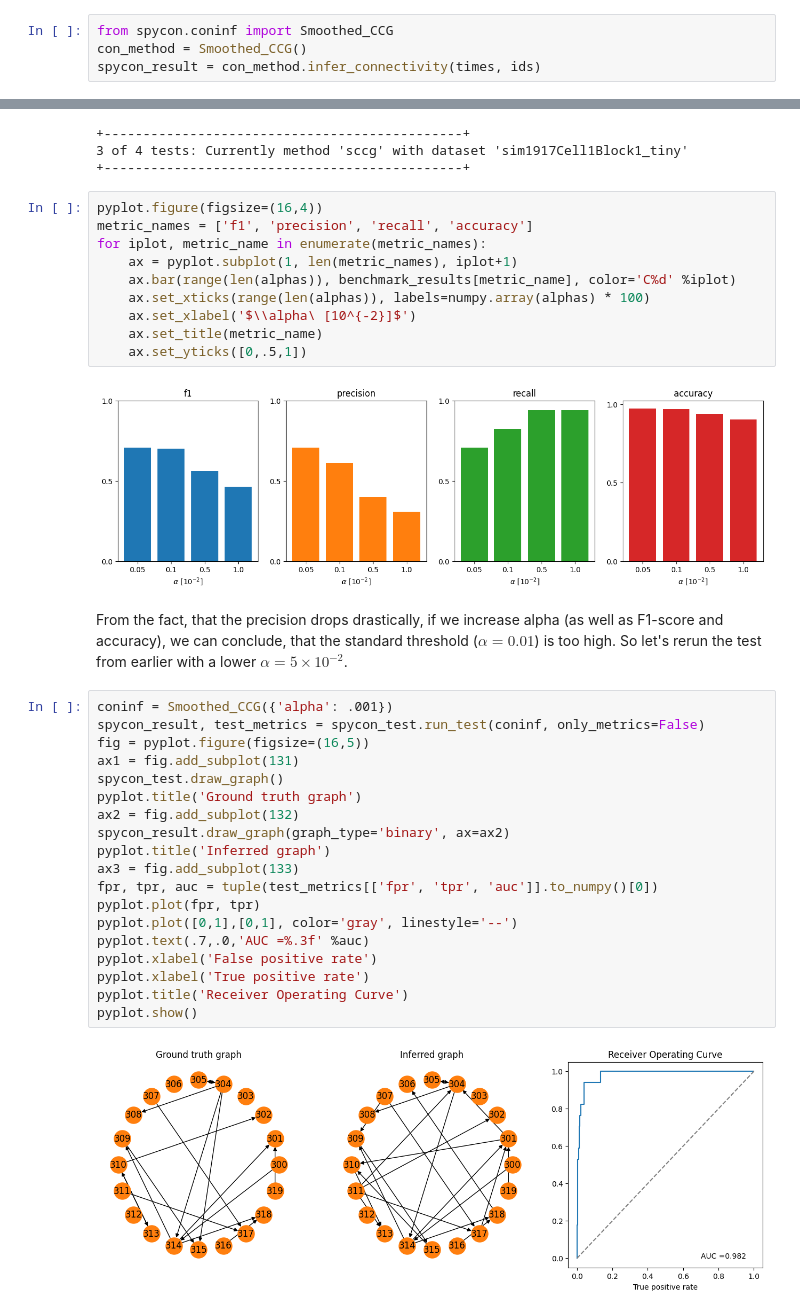
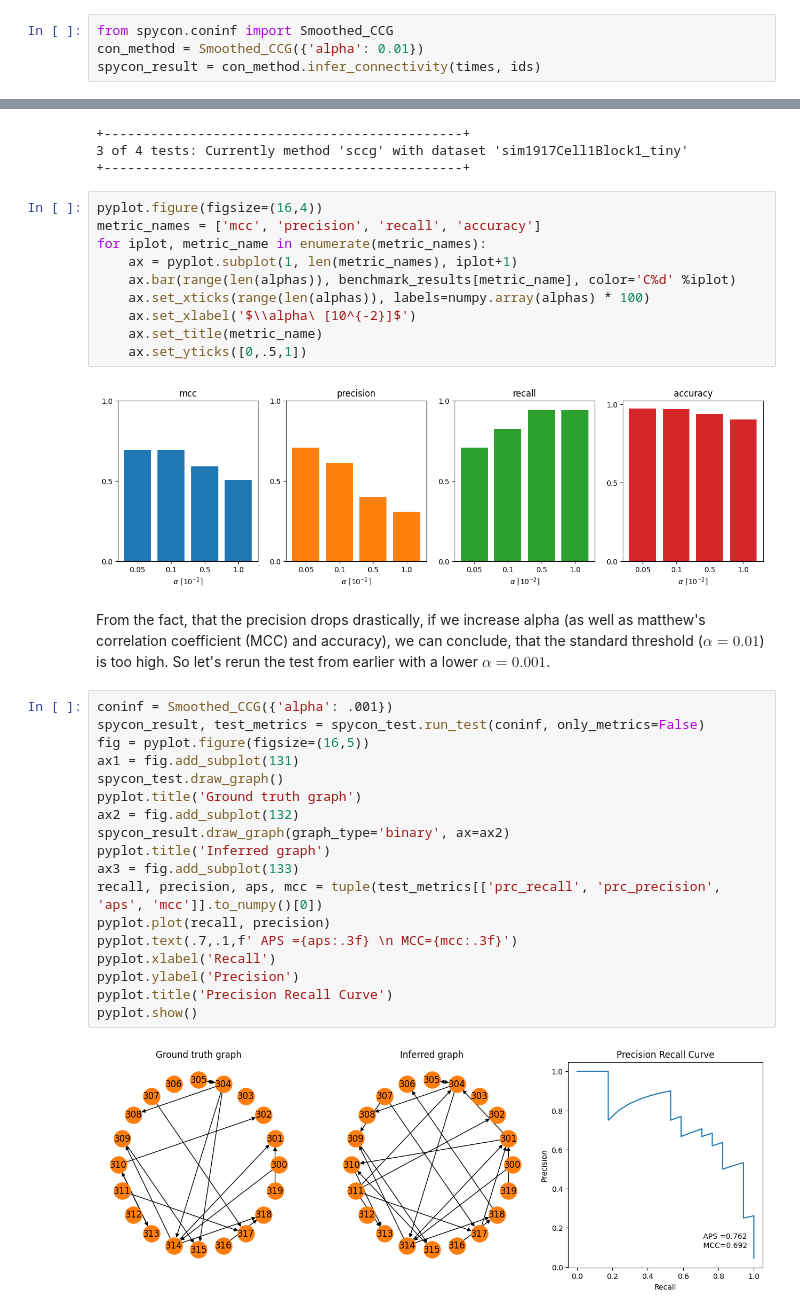
Before and after one commit to christiando/spycon, a Jupyter notebook: notebooks/tutorial.ipynb, the cells around one changed output, grey strips where cells are left out. Saved outputs shown, nothing was run; the diff lists cells and outputs as text.

```diff
--- a/notebooks/tutorial.ipynb
+++ b/notebooks/tutorial.ipynb
@@ -34,7 +34,7 @@ pyplot.show()
 As a next step we import the connectivity inference method in question and infer the connectivity. This will return a results object, that contains all the information of the inferred graph.
 # %%
 from spycon.coninf import Smoothed_CCG
-con_method = Smoothed_CCG()
+con_method = Smoothed_CCG({'alpha': 0.01})
 spycon_result = con_method.infer_connectivity(times, ids)
 # %% [output]
 Using cpu device
@@ -130,7 +129,7 @@ benchmark_results = spycon_benchmark.run_benchmarks()
 +----------------------------------------------+
 # %%
 pyplot.figure(figsize=(16,4))
-metric_names = ['f1', 'precision', 'recall', 'accuracy']
+metric_names = ['mcc', 'precision', 'recall', 'accuracy']
 for iplot, metric_name in enumerate(metric_names):
     ax = pyplot.subplot(1, len(metric_names), iplot+1)
     ax.bar(range(len(alphas)), benchmark_results[metric_name], color='C%d' %iplot)
@@ -139,28 +138,27 @@ for iplot, metric_name in enumerate(metric_names):
     ax.set_title(metric_name)
     ax.set_yticks([0,.5,1])
 # %% [output]
-[figure, old version]
+[figure, new version]
 # %% [markdown]
-From the fact, that the precision drops drastically, if we increase alpha (as well as F1-score and accuracy), we can conclude, that the standard threshold ($\alpha=0.01$) is too high. So let's rerun the test from earlier with a lower $\alpha=5\times 10^{-2}$.
+From the fact, that the precision drops drastically, if we increase alpha (as well as matthew's correlation coefficient (MCC) and accuracy), we can conclude, that the standard threshold ($\alpha=0.01$) is too high. So let's rerun the test from earlier with a lower $\alpha=0.001$.
 # %%
 coninf = Smoothed_CCG({'alpha': .001})
 spycon_result, test_metrics = spycon_test.run_test(coninf, only_metrics=False)
 fig = pyplot.figure(figsize=(16,5))
 ax1 = fig.add_subplot(131)
 spycon_test.draw_graph()
 pyplot.title('Ground truth graph')
 ax2 = fig.add_subplot(132)
 spycon_result.draw_graph(graph_type='binary', ax=ax2)
 pyplot.title('Inferred graph')
 ax3 = fig.add_subplot(133)
-fpr, tpr, auc = tuple(test_metrics[['fpr', 'tpr', 'auc']].to_numpy()[0])
-pyplot.plot(fpr, tpr)
-pyplot.plot([0,1],[0,1], color='gray', linestyle='--')
-pyplot.text(.7,.0,'AUC =%.3f' %auc)
-pyplot.xlabel('False positive rate')
-pyplot.xlabel('True positive rate')
-pyplot.title('Receiver Operating Curve')
+recall, precision, aps, mcc = tuple(test_metrics[['prc_recall', 'prc_precision', 'aps', 'mcc']].to_numpy()[0])
+pyplot.plot(recall, precision)
+pyplot.text(.7,.1,f' APS ={aps:.3f} \n MCC={mcc:.3f}')
+pyplot.xlabel('Recall')
+pyplot.ylabel('Precision')
+pyplot.title('Precision Recall Curve')
 pyplot.show()
 # %% [output]
-[figure, old version]
+[figure, new version]
 # %% [markdown]
```
Also changed, not shown: parts of 8 cells of this notebook, 6 other files.
